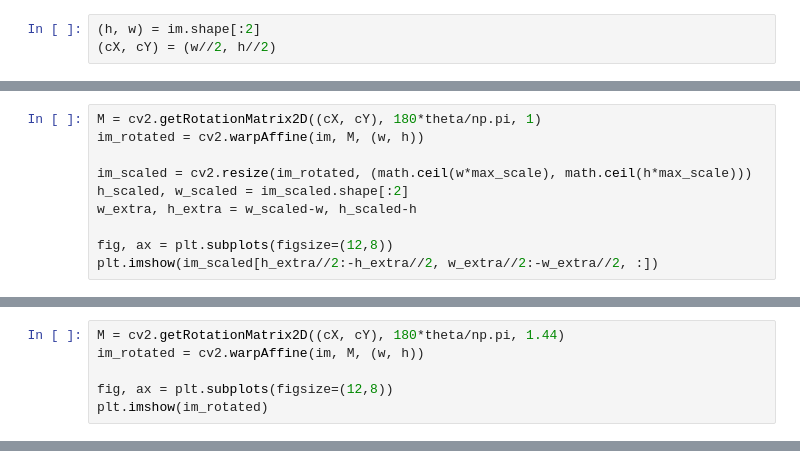
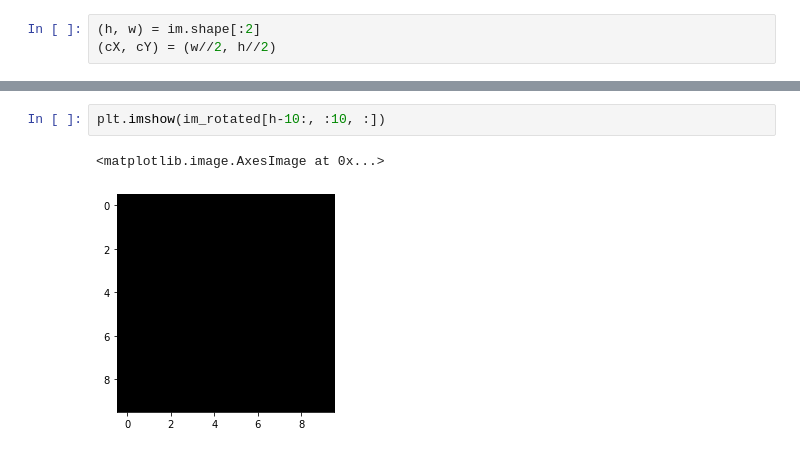
Before and after one commit to juanpaberon/rotate_image, a Jupyter notebook: rotation_scaled_after.ipynb, the cells around one changed output, grey strips where cells are left out. Cells and saved outputs as stored; diff of their text form.

```diff
--- a/rotation_scaled_after.ipynb
+++ b/rotation_scaled_after.ipynb
@@ -84,10 +86,0 @@ plt.imshow(im_rotated)
-# %%
-M = cv2.getRotationMatrix2D((cX, cY), 180*theta/np.pi, 1)
-im_rotated = cv2.warpAffine(im, M, (w, h))
-
-im_scaled = cv2.resize(im_rotated, (math.ceil(w*max_scale), math.ceil(h*max_scale)))
-h_scaled, w_scaled = im_scaled.shape[:2]
-w_extra, h_extra = w_scaled-w, h_scaled-h
-
-fig, ax = plt.subplots(figsize=(12,8))
-plt.imshow(im_scaled[h_extra//2:-h_extra//2, w_extra//2:-w_extra//2, :])
@@ -100,6 +86,0 @@ closest_point_b = cal_closest_point(b, bp, ap - bp)
-# %%
-M = cv2.getRotationMatrix2D((cX, cY), 180*theta/np.pi, 1.44)
-im_rotated = cv2.warpAffine(im, M, (w, h))
-
-fig, ax = plt.subplots(figsize=(12,8))
-plt.imshow(im_rotated)
@@ -208,0 +87,5 @@ plt.imshow(im_scaled[h_extra//2:-h_extra//2, w_extra//2:-w_extra//2, :])
+# %%
+plt.imshow(im_rotated[h-10:, :10, :])
+# %% [output]
+<matplotlib.image.AxesImage at 0x...>
+[figure, added]
```
Also changed, not shown: parts of 29 cells of this notebook, 1 other file.
